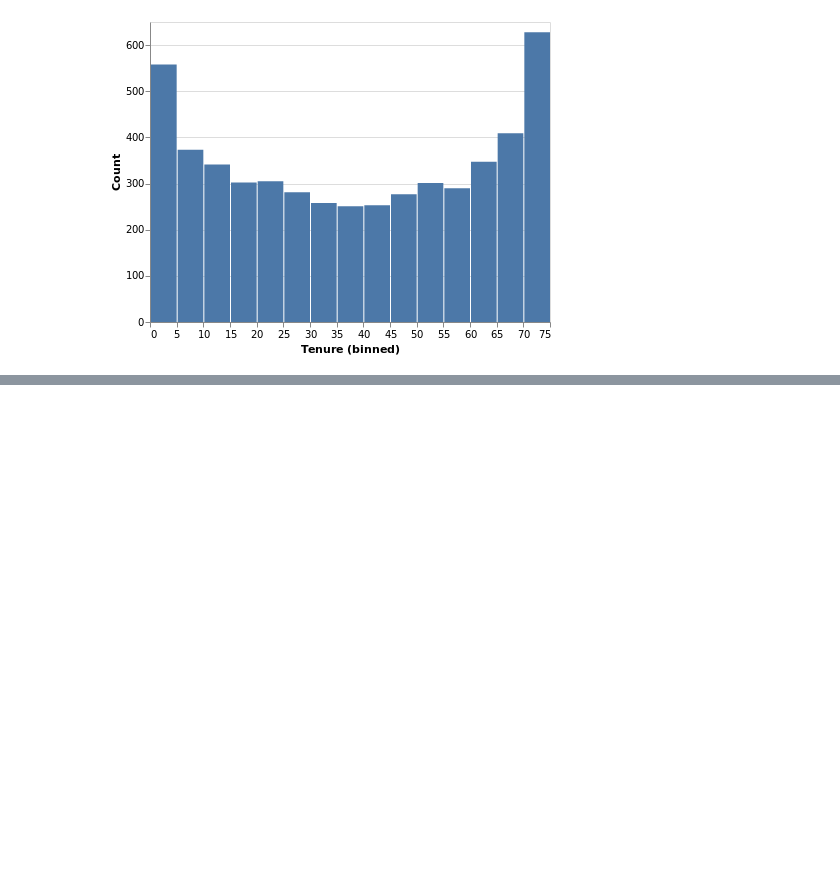
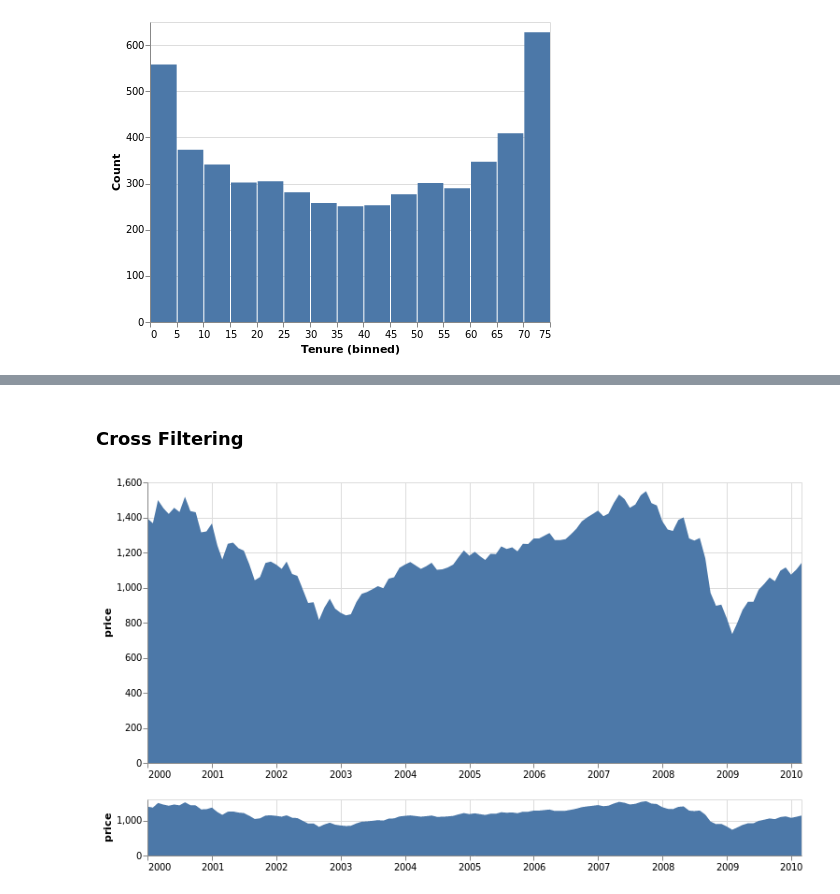
Before and after one commit to amitkaps/data-vis-python, a Jupyter notebook: 09-Interactive.ipynb, the cells around one changed output, grey strips where cells are left out. Drawn from its saved outputs; the diff is of its cells as text; code cells hidden in the pictures; blank space fills up the shorter version.

```diff
--- a/09-Interactive.ipynb
+++ b/09-Interactive.ipynb
@@ -77,0 +75,20 @@ alt.Chart(churn).mark_bar().add_selection(
+# %% [markdown]
+### Cross Filtering
+# %%
+sp500 = 'https://vega.github.io/vega-datasets/data/sp500.csv'
+brush = alt.selection_interval(encodings=['x']);
+
+base = alt.Chart().mark_area().encode(
+    alt.X('date:T', title=None),
+    alt.Y('price:Q')
+).properties(
+    width=700
+)
+
+alt.vconcat(
+    base.encode(alt.X('date:T', title=None, scale=alt.Scale(domain=brush))),
+    base.add_selection(brush).properties(height=60),
+    data=sp500
+)
+# %% [output]
+[figure, added]
```
Also changed, not shown: parts of 1 cell of this notebook, 1 other file.
